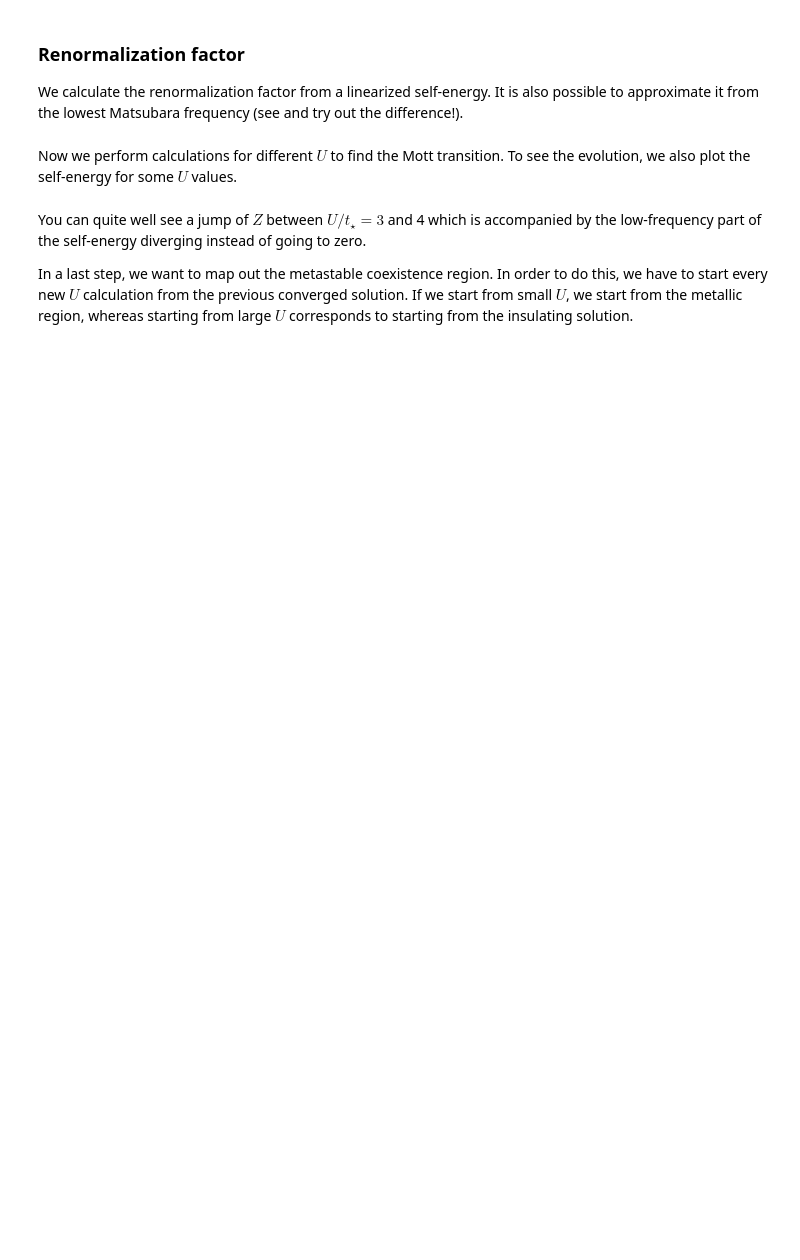
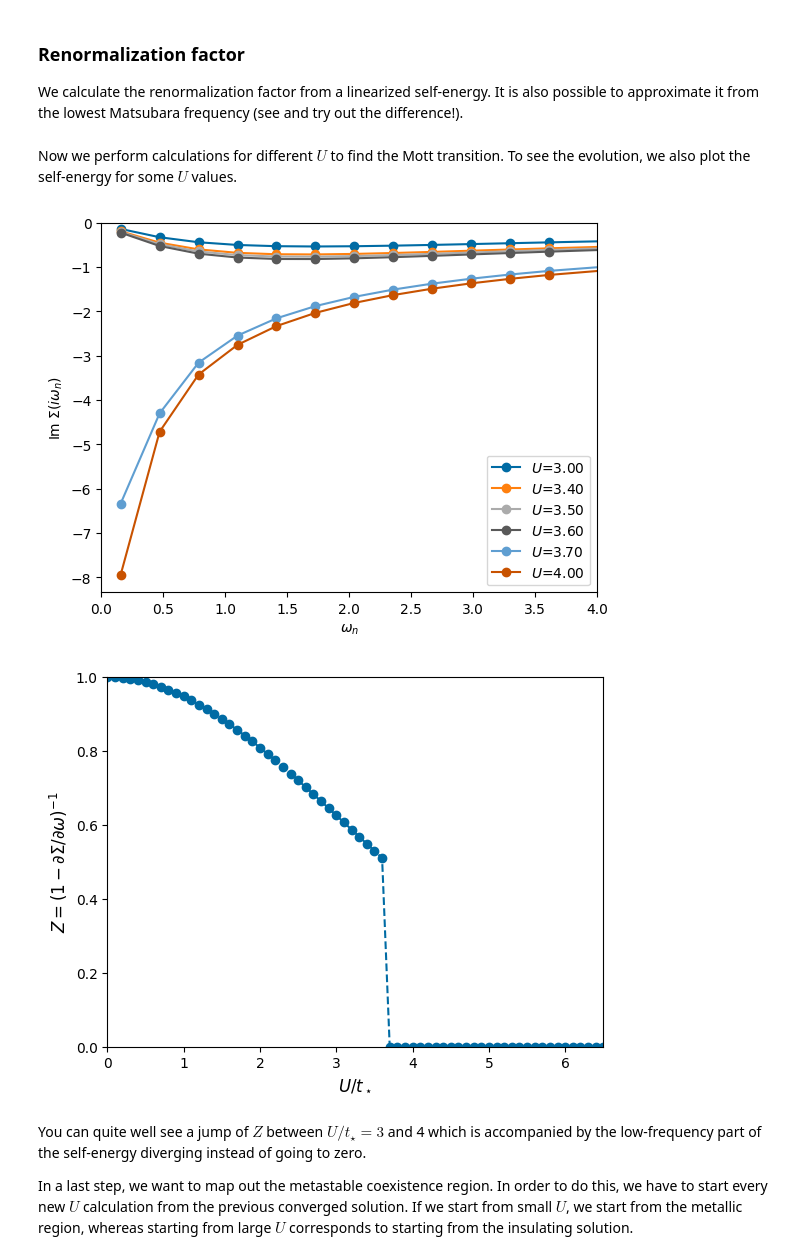
Before and after one commit to SpM-lab/sparse-ir-tutorial-v2, a Jupyter notebook: src/DMFT_IPT_py.ipynb, the cells around one changed output. Saved outputs shown, nothing was run; the diff lists cells and outputs as text; code cells hidden in the pictures; blank space fills up the shorter version.

```diff
--- a/src/DMFT_IPT_py.ipynb
+++ b/src/DMFT_IPT_py.ipynb
@@ -191,7 +191,7 @@ class DMFT_loop:
 
             # Solve impurity problem in IPT
             sigma = IPTSolver(self.mesh, self.g_weiss, self.U)
-            self.sigma = sigma*mix + self.sigma*(1-mix)
+            self.sigma = sigma*self.mix + self.sigma*(1-self.mix)
 
             # Set new Green function and Weiss field
             self.calc_g_loc()
@@ -238,7 +238,7 @@ IR_basis_set = sparse_ir.FiniteTempBasisSet(beta, wmax, eps=IR_tol)
 mesh = Mesh(IR_basis_set)
 
 # Calculate non-interacting Green function
-rho = lambda omega : 2*np.sqrt(D**2 - omega.clip(-D,D)**2)/(np.pi*D**2)
+rho = lambda omega : 2*np.sqrt(D**2 - np.clip(omega, -D, D)**2)/(np.pi*D**2)
 rho_l = IR_basis_set.basis_f.v.overlap(rho)
 g0_l  = -IR_basis_set.basis_f.s * rho_l
 g0_loc = IR_basis_set.smpl_wn_f.evaluate(g0_l)
@@ -316,40 +338,43 @@ IR_basis_set = sparse_ir.FiniteTempBasisSet(beta, wmax, eps=IR_tol)
 mesh = Mesh(IR_basis_set)
 
 # Calculate noninteracting Green function
-rho = lambda omega : np.sqrt(D**2 - omega.clip(-D,D)**2)/(np.pi*D)
+rho = lambda omega : np.sqrt(D**2 - np.clip(omega, -D, D)**2)/(np.pi*D)
 rho_l = IR_basis_set.basis_f.v.overlap(rho)
 g0_l  = -IR_basis_set.basis_f.s * rho_l
 g0_loc = IR_basis_set.smpl_wn_f.evaluate(g0_l)
 
 
 plt.figure()
 for it, U in enumerate(U_arr):
     # Starting from non-interacting solution
     solver = DMFT_loop(mesh, g0_loc, U, D, sfc_tol=sfc_tol, maxiter=maxiter, mix=mix, verbose=False)
     solver.solve()
     Z = CalcRenormalizationZ(solver)
     Z_arr[it] = Z
 
     if it in [30, 34, 35, 36, 37, 40]:
         plt.plot(np.imag(mesh.iwn_f[mesh.iw0_f:]), np.imag(solver.sigma[mesh.iw0_f:]),'-o', label='$U$={:.2f}'.format(U))
 
 
 ax = plt.gca()
 ax.set_xlabel('$\\omega_n$')
 ax.set_xlim([0,4])
 ax.set_ylabel('Im $\\Sigma(i\\omega_n)$')
 ax.set_ylim(ymax=0)
 ax.legend()
 
 #%%%%%%%%%%%%%%%% Plot results
 plt.figure()
 plt.plot(U_arr, Z_arr, '--o')
 ax = plt.gca()
 ax.set_xlabel('$U/t_\\star$', fontsize=12)
 ax.set_xlim([U_min, U_max])
-ax.set_ylabel('$Z = (1-\partial\Sigma/\partial\omega)^{-1}$', fontsize=12)
+ax.set_ylabel(r'$Z = (1-\partial\Sigma/\partial\omega)^{-1}$', fontsize=12)
 ax.set_ylim([0,1])
 plt.show()
+# %% [output]
+[figure, added]
+[figure, added]
 # %% [markdown]
 You can quite well see a jump of $Z$ between $U/t_\star=3$ and 4 which is accompanied by the low-frequency part of the self-energy diverging instead of going to zero.
 
```
Also changed, not shown: parts of 7 cells of this notebook.
